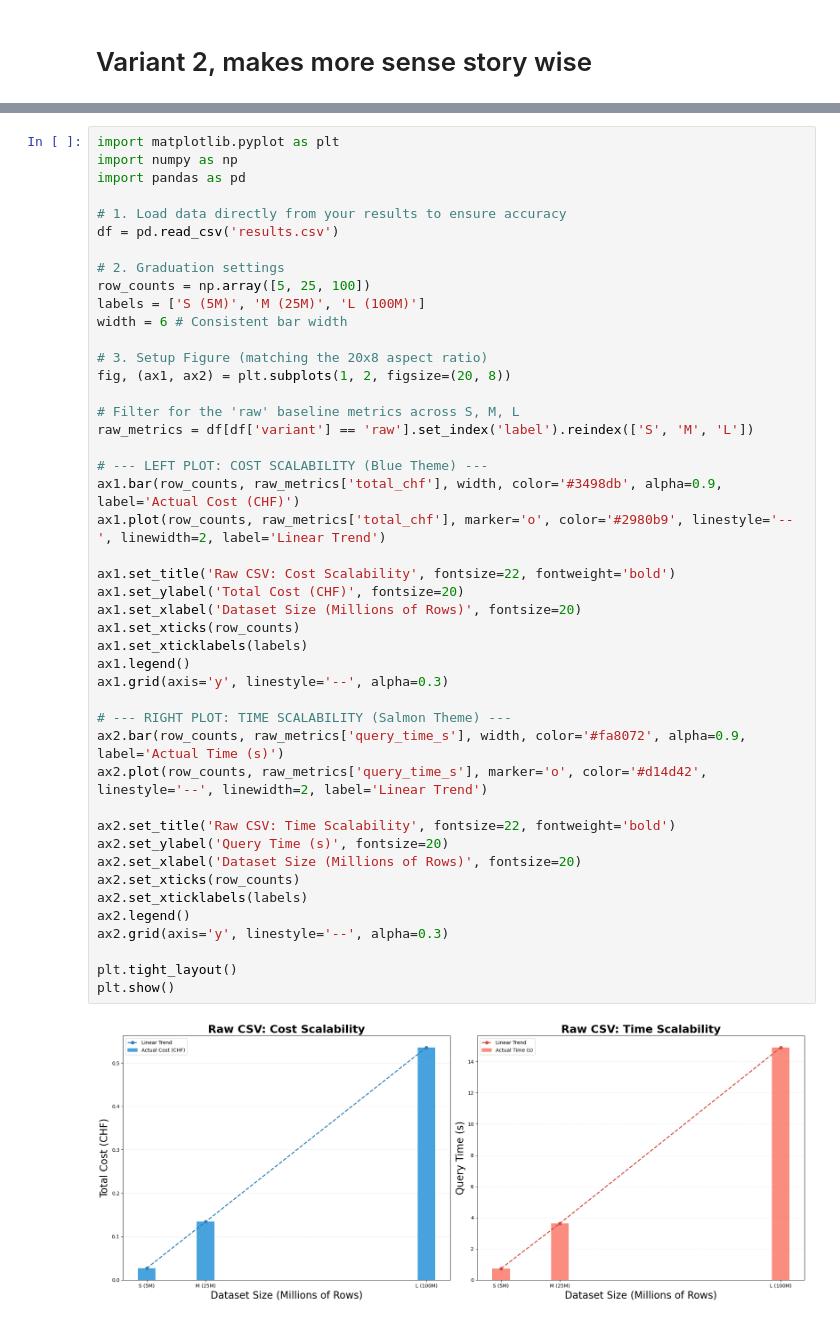
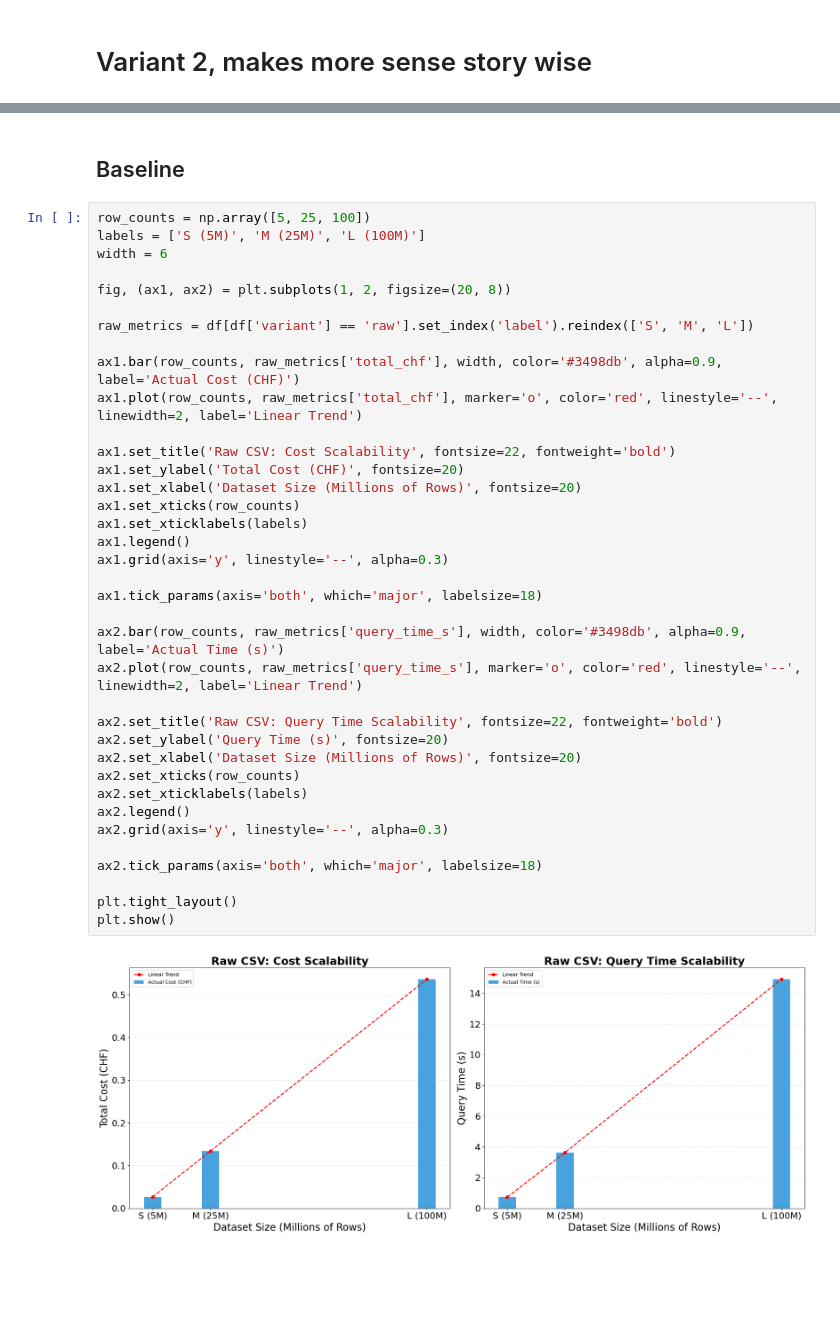
Before and after one commit to a2thesquare/CCBD_Project6, a Jupyter notebook: analysis.ipynb, the cells around one changed output, grey strips where cells are left out. Drawn from its saved outputs; the diff is of its cells as text; blank space fills up the shorter version.

Commit message:
changes the design on some graphs

```diff
--- a/analysis.ipynb
+++ b/analysis.ipynb
@@ -287,47 +232,41 @@ S        raw          0.026817     0.729        0.019550         1.0
+# %% [markdown]
+## Baseline
 # %%
-import matplotlib.pyplot as plt
-import numpy as np
-import pandas as pd
-
-# 1. Load data directly from your results to ensure accuracy
-df = pd.read_csv('results.csv')
-
-# 2. Graduation settings
 row_counts = np.array([5, 25, 100])
 labels = ['S (5M)', 'M (25M)', 'L (100M)']
-width = 6 # Consistent bar width
+width = 6
 
-# 3. Setup Figure (matching the 20x8 aspect ratio)
 fig, (ax1, ax2) = plt.subplots(1, 2, figsize=(20, 8))
 
-# Filter for the 'raw' baseline metrics across S, M, L
 raw_metrics = df[df['variant'] == 'raw'].set_index('label').reindex(['S', 'M', 'L'])
 
-# --- LEFT PLOT: COST SCALABILITY (Blue Theme) ---
 ax1.bar(row_counts, raw_metrics['total_chf'], width, color='#3498db', alpha=0.9, label='Actual Cost (CHF)')
-ax1.plot(row_counts, raw_metrics['total_chf'], marker='o', color='#2980b9', linestyle='--', linewidth=2, label='Linear Trend')
+ax1.plot(row_counts, raw_metrics['total_chf'], marker='o', color='red', linestyle='--', linewidth=2, label='Linear Trend')
 
 ax1.set_title('Raw CSV: Cost Scalability', fontsize=22, fontweight='bold')
 ax1.set_ylabel('Total Cost (CHF)', fontsize=20)
 ax1.set_xlabel('Dataset Size (Millions of Rows)', fontsize=20)
 ax1.set_xticks(row_counts)
 ax1.set_xticklabels(labels)
 ax1.legend()
 ax1.grid(axis='y', linestyle='--', alpha=0.3)
 
-# --- RIGHT PLOT: TIME SCALABILITY (Salmon Theme) ---
-ax2.bar(row_counts, raw_metrics['query_time_s'], width, color='#fa8072', alpha=0.9, label='Actual Time (s)')
-ax2.plot(row_counts, raw_metrics['query_time_s'], marker='o', color='#d14d42', linestyle='--', linewidth=2, label='Linear Trend')
+ax1.tick_params(axis='both', which='major', labelsize=18)
 
-ax2.set_title('Raw CSV: Time Scalability', fontsize=22, fontweight='bold')
+ax2.bar(row_counts, raw_metrics['query_time_s'], width, color='#3498db', alpha=0.9, label='Actual Time (s)')
+ax2.plot(row_counts, raw_metrics['query_time_s'], marker='o', color='red', linestyle='--', linewidth=2, label='Linear Trend')
+
+ax2.set_title('Raw CSV: Query Time Scalability', fontsize=22, fontweight='bold')
 ax2.set_ylabel('Query Time (s)', fontsize=20)
 ax2.set_xlabel('Dataset Size (Millions of Rows)', fontsize=20)
 ax2.set_xticks(row_counts)
 ax2.set_xticklabels(labels)
 ax2.legend()
 ax2.grid(axis='y', linestyle='--', alpha=0.3)
 
+ax2.tick_params(axis='both', which='major', labelsize=18)
+
 plt.tight_layout()
 plt.show()
 # %% [output]
-[figure, old version]
+[figure, new version]
```
Also changed, not shown: parts of 9 cells of this notebook.
